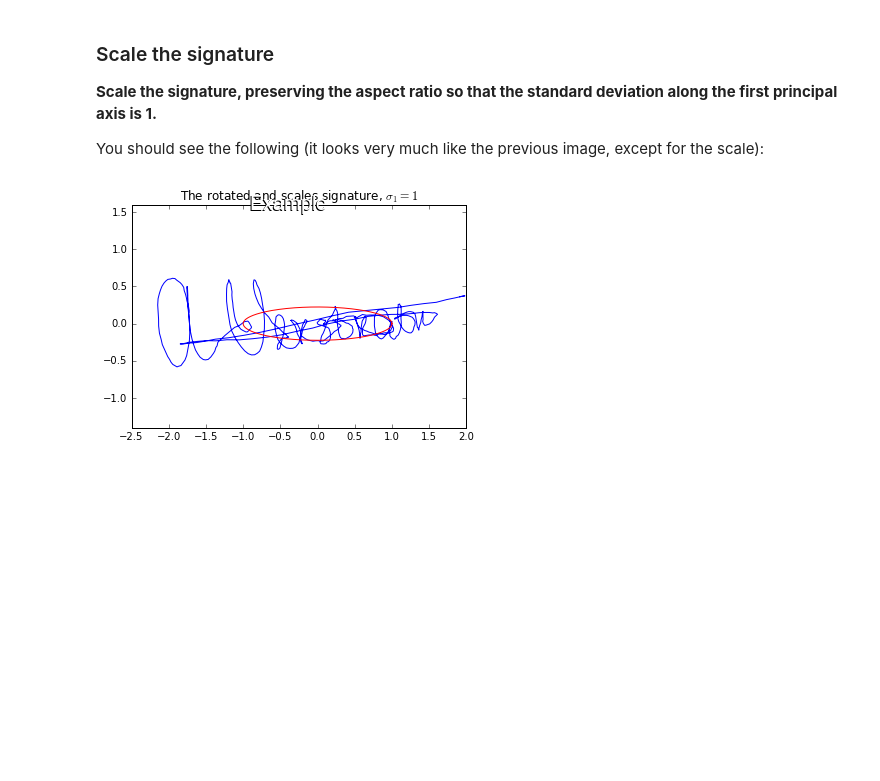
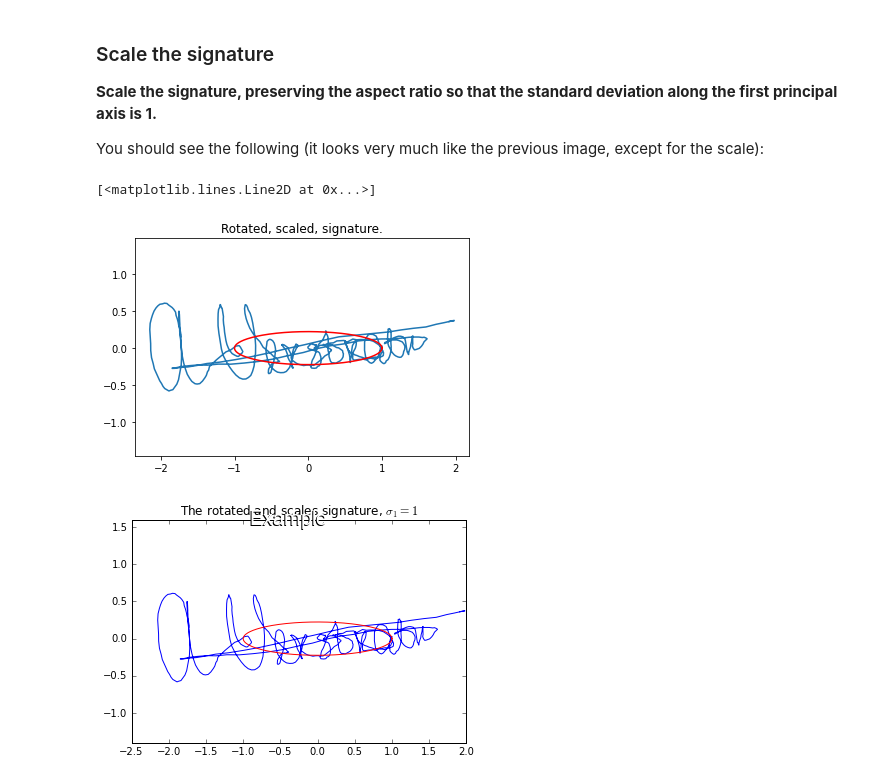
Before and after one commit to 21617066/CS414-Ass1, a Jupyter notebook: src/assign1.ipynb, the cells around one changed output. Cells and saved outputs as stored; diff of their text form; code cells hidden in the pictures; blank space fills up the shorter version.

```diff
--- a/src/assign1.ipynb
+++ b/src/assign1.ipynb
@@ -333,9 +351,9 @@ display(Image(filename='../resources/images/sign_rot.png'))
 # %%
 # Insert code to produce the image above
 exchange = np.identity(2)[::-1]
-rot = u*(np.ones(2)-2*exchange)
-ell_rot = rot @ ell
-sign_rot = rot @ sign
+#rot = u*(np.ones(2)-2*exchange)
+ell_rot = u.T @ ell
+sign_rot = u.T @ sign
 
 plt.axis('equal')
 plt.title('Rotated signature.')
@@ -358,3 +374,17 @@ You should see the following (it looks very much like the previous image, except
+# %%
+# Insert code to produce the image below
+sd = s/np.sqrt(n)
+
+ell_rot_scale = ell_rot/sd[0]
+sign_rot_scale = sign_rot/sd[0]
+
+plt.axis('equal')
+plt.title('Rotated, scaled, signature.')
+plt.plot(sign_rot_scale[0,:],sign_rot_scale[1,:])
+plt.plot(ell_rot_scale[0,:],ell_rot_scale[1,:], 'r')
+# %% [output]
+[<matplotlib.lines.Line2D at 0x...>]
+[figure, added]
 # %%
 display(Image(filename='../resources/images/sign_rot_scale.png'))
 # %% [output]
```
Also changed, not shown: parts of 16 cells of this notebook.
